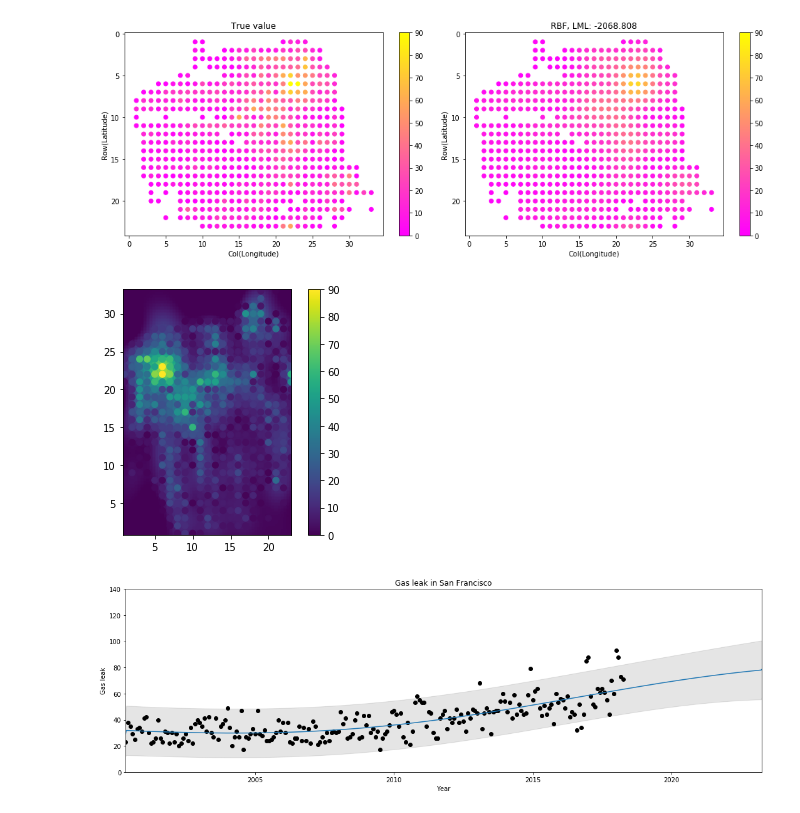
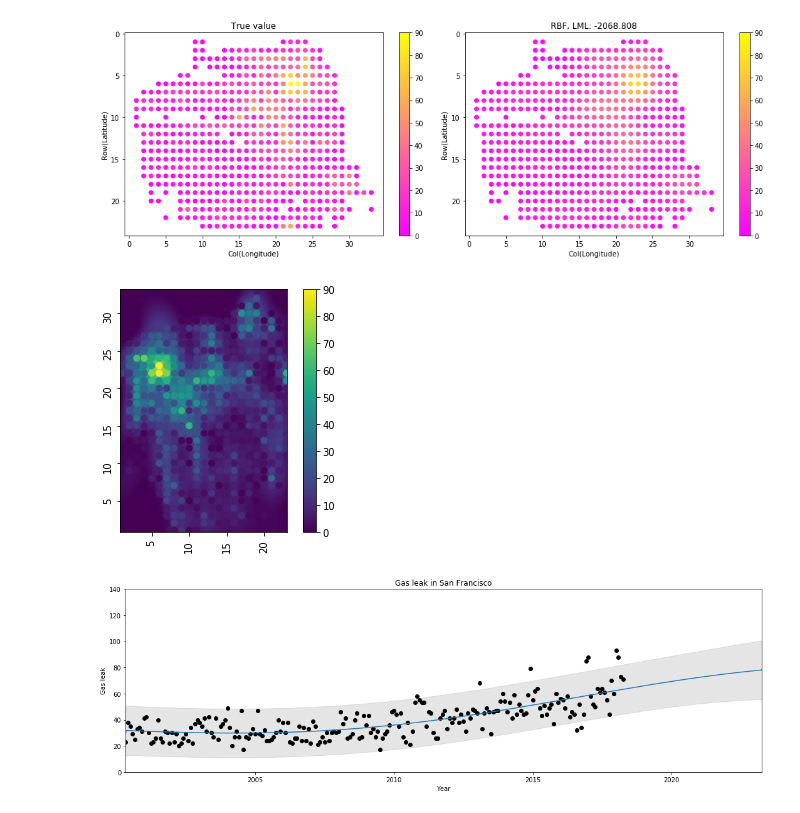
Before and after one commit to yixuantang/Machine-Learning-for-Cities-Course-Project, a Jupyter notebook: code/GP.ipynb, the cells around one changed output. Cells and saved outputs as stored; diff of their text form; code cells hidden in the pictures.

```diff
--- a/code/GP.ipynb
+++ b/code/GP.ipynb
@@ -188,36 +189,36 @@ xx, yy = np.meshgrid(np.arange(x_min, x_max, h),
 # %%
 plt.figure(figsize=(5, 4))
 # f = plt.figure()
 ax = plt.subplot(111)
     # Plot the predicted probabilities. For that, we will assign a color to
     # each point in the mesh [x_min, m_max]x[y_min, y_max].
 # plt.subplot(1, 1, 1)
 # y_mesh_pred, sigma = gp.predict(x_mesh, return_std=True)
 Z, sigma = gpc_rbf.predict(np.c_[xx.ravel(), yy.ravel()], return_std=True)
 Z = Z.reshape((xx.shape[0], xx.shape[1]))
 
 
 myplt = plt.imshow(Z, extent=(x_min, x_max, y_min, y_max), origin="lower",vmin = 0, vmax = 90)
 
 
 plt.scatter(X.iloc[:, 0], X.iloc[:, 1], c=y,vmin = 0, vmax = 90)
 
 # plt.xlabel('Row')
 # plt.ylabel('col')
 plt.xlim(xx.min(), xx.max())
 plt.ylim(yy.min(), yy.max())
 # plt.title("%s, LML: %.3f" %
 #           ("RBF", gpc_rbf.log_marginal_likelihood(gpc_rbf.kernel_.theta)))
 
 #ax.yaxis.tick_right()
 
-#plt.xticks(rotation=90)
-#plt.yticks(rotation=90)
+plt.xticks(rotation=90)
+plt.yticks(rotation=90)
 plt.colorbar()
 plt.tight_layout()
 plt.show()
 # %% [output]
-[figure, old version]
+[figure, new version]
 # %%
 df_3 = df.groupby(['month3']).size().reset_index()
 df_3.columns = ['month','NumEvents']
```
Also changed, not shown: parts of 2 cells of this notebook.
